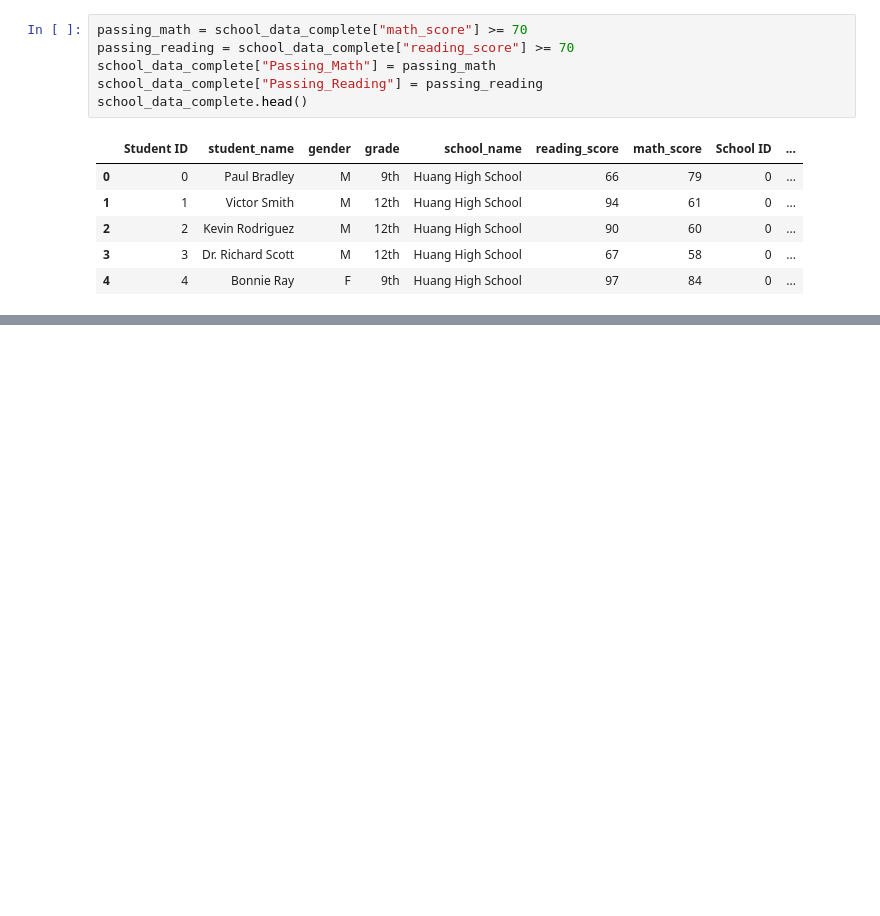
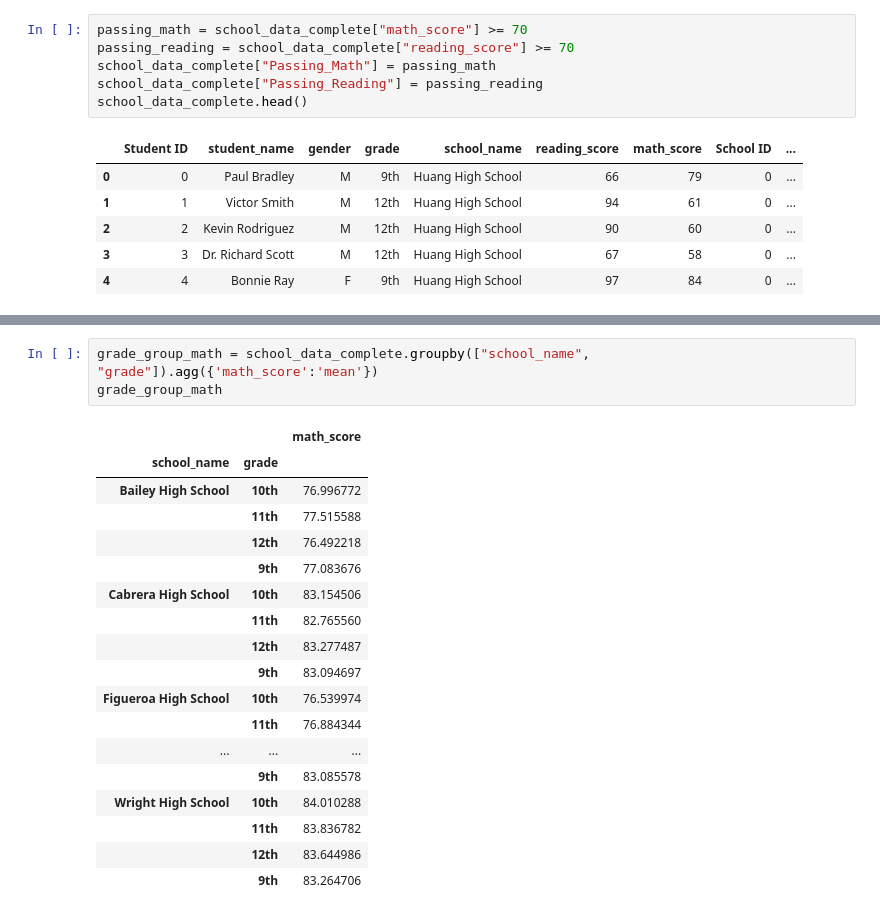
Before and after one commit to zlinguist/pandas-challenge-1, a Jupyter notebook: PyCitySchools/py_city_schools.ipynb, the cells around one changed output, grey strips where cells are left out. Drawn from its saved outputs; the diff is of its cells as text; blank space fills up the shorter version.

Commit message:
Completed Tables

```diff
--- a/PyCitySchools/py_city_schools.ipynb
+++ b/PyCitySchools/py_city_schools.ipynb
@@ -741,0 +972,22 @@ school_summary
+# %%
+grade_group_math = school_data_complete.groupby(["school_name", "grade"]).agg({'math_score':'mean'})
+grade_group_math
+# %% [output]
+|  |  | math_score |
+| school_name | grade |  |
+| Bailey High School | 10th | 76.996772 |
+|  | 11th | 77.515588 |
+|  | 12th | 76.492218 |
+|  | 9th | 77.083676 |
+| Cabrera High School | 10th | 83.154506 |
+|  | 11th | 82.765560 |
+|  | 12th | 83.277487 |
+|  | 9th | 83.094697 |
+| Figueroa High School | 10th | 76.539974 |
+|  | 11th | 76.884344 |
+| ... | ... | ... |
+|  | 9th | 83.085578 |
+| Wright High School | 10th | 84.010288 |
+|  | 11th | 83.836782 |
+|  | 12th | 83.644986 |
+|  | 9th | 83.264706 |
```
Also changed, not shown: parts of 13 cells of this notebook.
